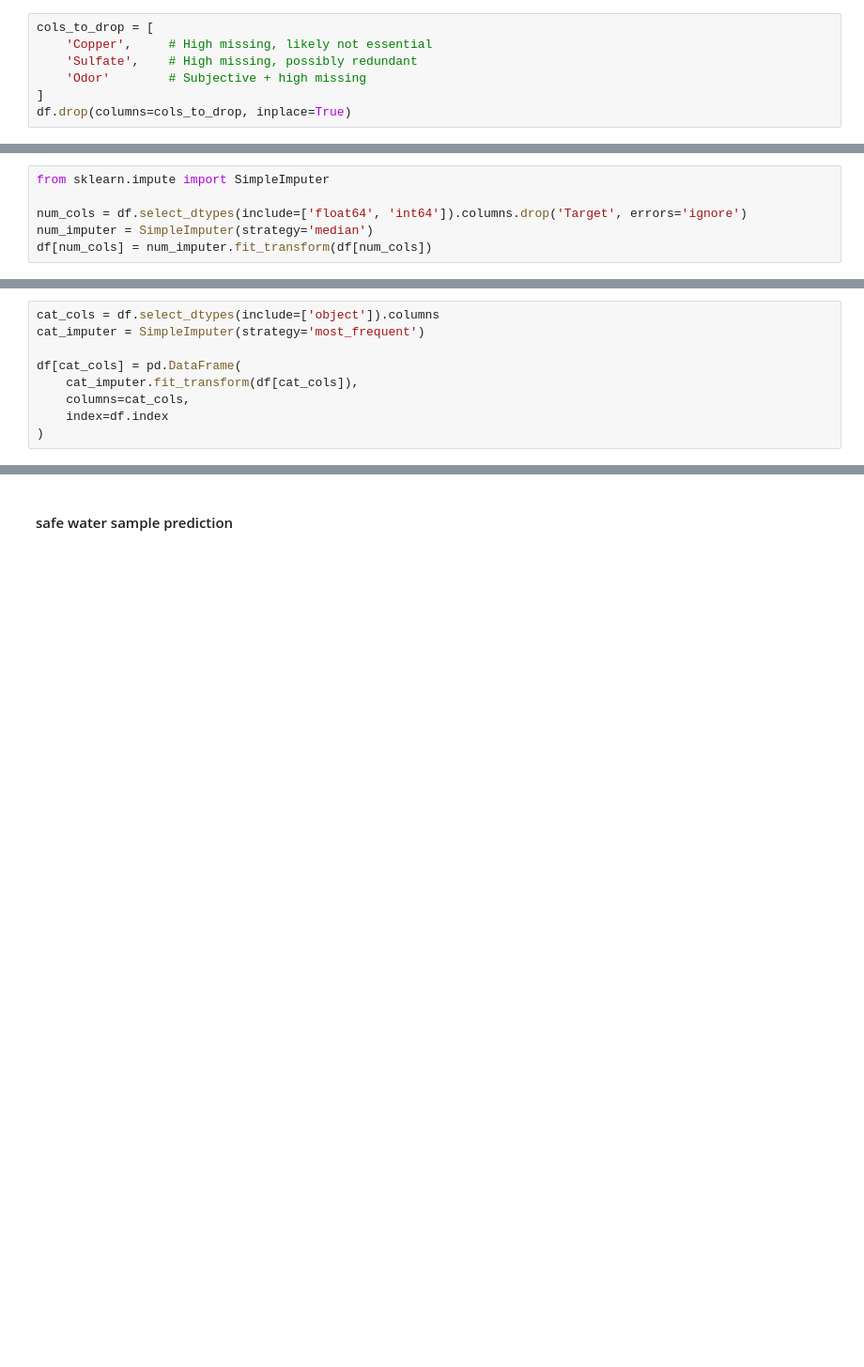
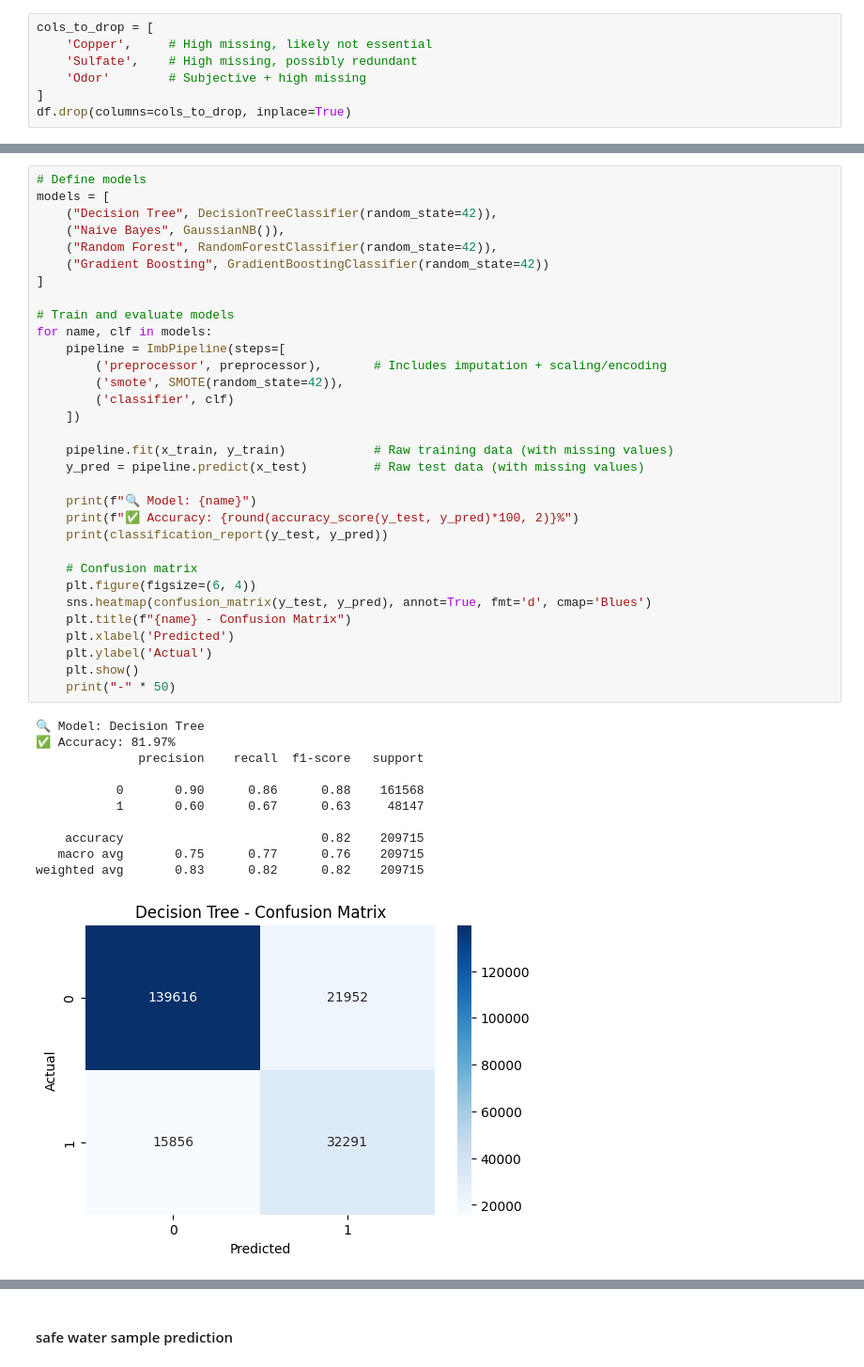
Before and after one commit to akshayajkumar/Water_Quality_Prediction, a Jupyter notebook: main.ipynb, the cells around one changed output, grey strips where cells are left out. Shown: that part at 94% size. Saved outputs shown, nothing was run; the diff lists cells and outputs as text; blank space fills up the shorter version.

```diff
--- a/main.ipynb
+++ b/main.ipynb
@@ -132,6 +105,0 @@ y=df['Target']   # or whatever your backup target variable is
-# %%
-from sklearn.impute import SimpleImputer
-
-num_cols = df.select_dtypes(include=['float64', 'int64']).columns.drop('Target', errors='ignore')
-num_imputer = SimpleImputer(strategy='median')
-df[num_cols] = num_imputer.fit_transform(df[num_cols])
@@ -158,9 +105,0 @@ dtype: int64
-# %%
-cat_cols = df.select_dtypes(include=['object']).columns
-cat_imputer = SimpleImputer(strategy='most_frequent')
-
-df[cat_cols] = pd.DataFrame(
-    cat_imputer.fit_transform(df[cat_cols]),
-    columns=cat_cols,
-    index=df.index
-)
@@ -398,0 +194,44 @@ weighted avg       0.90      0.87      0.88    209715
+# %%
+# Define models
+models = [
+    ("Decision Tree", DecisionTreeClassifier(random_state=42)),
+    ("Naive Bayes", GaussianNB()),
+    ("Random Forest", RandomForestClassifier(random_state=42)),
+    ("Gradient Boosting", GradientBoostingClassifier(random_state=42))
+]
+
+# Train and evaluate models
+for name, clf in models:
+    pipeline = ImbPipeline(steps=[
+        ('preprocessor', preprocessor),       # Includes imputation + scaling/encoding
+        ('smote', SMOTE(random_state=42)),
+        ('classifier', clf)
+    ])
+
+    pipeline.fit(x_train, y_train)            # Raw training data (with missing values)
+    y_pred = pipeline.predict(x_test)         # Raw test data (with missing values)
+
+    print(f"🔍 Model: {name}")
+    print(f"✅ Accuracy: {round(accuracy_score(y_test, y_pred)*100, 2)}%")
+    print(classification_report(y_test, y_pred))
+
+    # Confusion matrix
+    plt.figure(figsize=(6, 4))
+    sns.heatmap(confusion_matrix(y_test, y_pred), annot=True, fmt='d', cmap='Blues')
+    plt.title(f"{name} - Confusion Matrix")
+    plt.xlabel('Predicted')
+    plt.ylabel('Actual')
+    plt.show()
+    print("-" * 50)
+# %% [output]
+🔍 Model: Decision Tree
+✅ Accuracy: 81.97%
+              precision    recall  f1-score   support
+
+           0       0.90      0.86      0.88    161568
+           1       0.60      0.67      0.63     48147
+
+    accuracy                           0.82    209715
+   macro avg       0.75      0.77      0.76    209715
+weighted avg       0.83      0.82      0.82    209715
+[figure, added]
```
Also changed, not shown: parts of 39 cells of this notebook, 2 other files.
